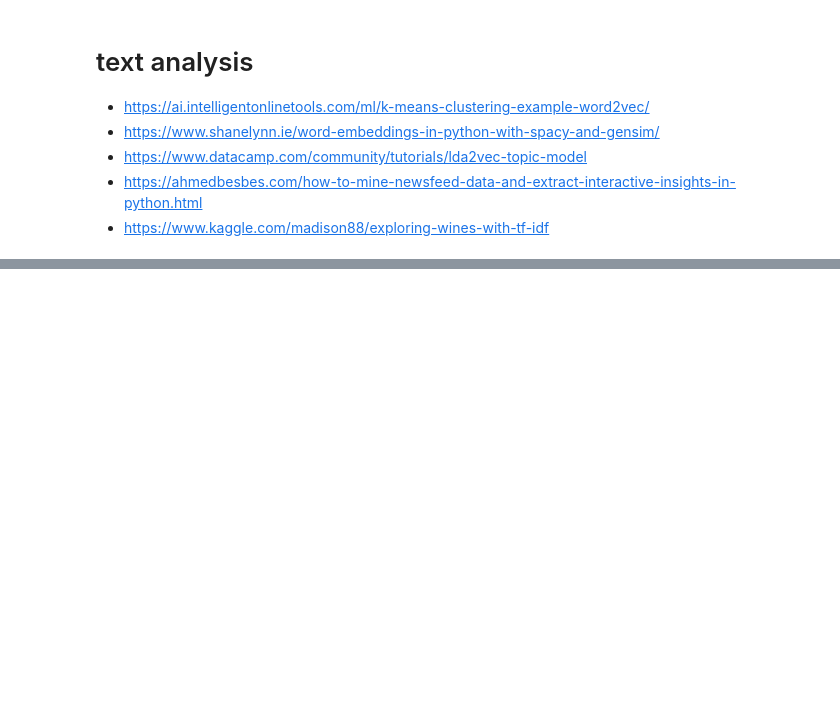
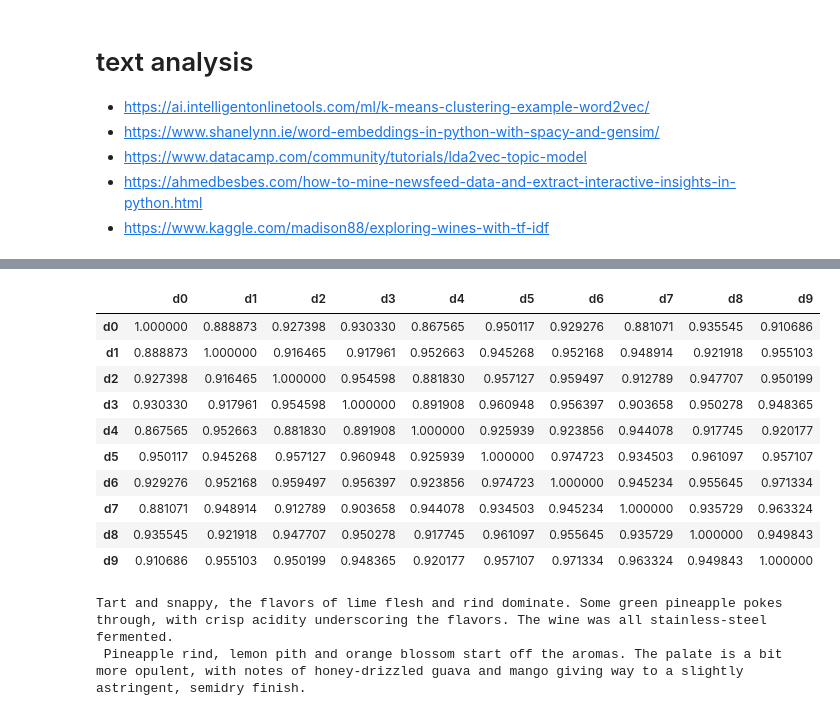
Before and after one commit to bpostance/learn_data_engineering, a Jupyter notebook: docker-compose/0_Analysis.ipynb, the cells around one changed output, grey strips where cells are left out. Saved outputs shown, nothing was run; the diff lists cells and outputs as text; code cells hidden in the pictures; blank space fills up the shorter version.

Commit message:
update: add doc similarity

```diff
--- a/docker-compose/0_Analysis.ipynb
+++ b/docker-compose/0_Analysis.ipynb
@@ -145,0 +148,7 @@ points  0.605785  1.000000
+# %%
+#!python -m spacy download en_core_web_md
+nlp = spacy.load("en_core_web_md")
+# %%
+n = 10
+sample = df['description'][:n]
+print(sample)
@@ -145,0 +167,30 @@ points  0.605785  1.000000
+# %%
+docs = [nlp(doc) for doc in sample]
+# %%
+similarity = list()
+for doc1 in docs:
+    for doc2 in docs:
+        similarity.append(doc1.similarity(doc2))
+
+similarity = np.array(similarity)
+# %%
+pd.DataFrame(np.reshape(similarity,(n,n)),
+             index=[f'd{x}' for x in range(n)],
+             columns=[f'd{x}' for x in range(n)])
+# %% [output]
+|  | d0 | d1 | d2 | d3 | d4 | d5 | d6 | d7 | d8 | d9 |
+| d0 | 1.000000 | 0.888873 | 0.927398 | 0.930330 | 0.867565 | 0.950117 | 0.929276 | 0.881071 | 0.935545 | 0.910686 |
+| d1 | 0.888873 | 1.000000 | 0.916465 | 0.917961 | 0.952663 | 0.945268 | 0.952168 | 0.948914 | 0.921918 | 0.955103 |
+| d2 | 0.927398 | 0.916465 | 1.000000 | 0.954598 | 0.881830 | 0.957127 | 0.959497 | 0.912789 | 0.947707 | 0.950199 |
+| d3 | 0.930330 | 0.917961 | 0.954598 | 1.000000 | 0.891908 | 0.960948 | 0.956397 | 0.903658 | 0.950278 | 0.948365 |
+| d4 | 0.867565 | 0.952663 | 0.881830 | 0.891908 | 1.000000 | 0.925939 | 0.923856 | 0.944078 | 0.917745 | 0.920177 |
+| d5 | 0.950117 | 0.945268 | 0.957127 | 0.960948 | 0.925939 | 1.000000 | 0.974723 | 0.934503 | 0.961097 | 0.957107 |
+| d6 | 0.929276 | 0.952168 | 0.959497 | 0.956397 | 0.923856 | 0.974723 | 1.000000 | 0.945234 | 0.955645 | 0.971334 |
+| d7 | 0.881071 | 0.948914 | 0.912789 | 0.903658 | 0.944078 | 0.934503 | 0.945234 | 1.000000 | 0.935729 | 0.963324 |
+| d8 | 0.935545 | 0.921918 | 0.947707 | 0.950278 | 0.917745 | 0.961097 | 0.955645 | 0.935729 | 1.000000 | 0.949843 |
+| d9 | 0.910686 | 0.955103 | 0.950199 | 0.948365 | 0.920177 | 0.957107 | 0.971334 | 0.963324 | 0.949843 | 1.000000 |
+# %%
+print(sample[2],'\n',sample[3])
+# %% [output]
+Tart and snappy, the flavors of lime flesh and rind dominate. Some green pineapple pokes through, with crisp acidity underscoring the flavors. The wine was all stainless-steel fermented.
+ Pineapple rind, lemon pith and orange blossom start off the aromas. The palate is a bit more opulent, with notes of honey-drizzled guava and mango giving way to a slightly astringent, semidry finish.
```
Also changed, not shown: parts of 3 cells of this notebook.
